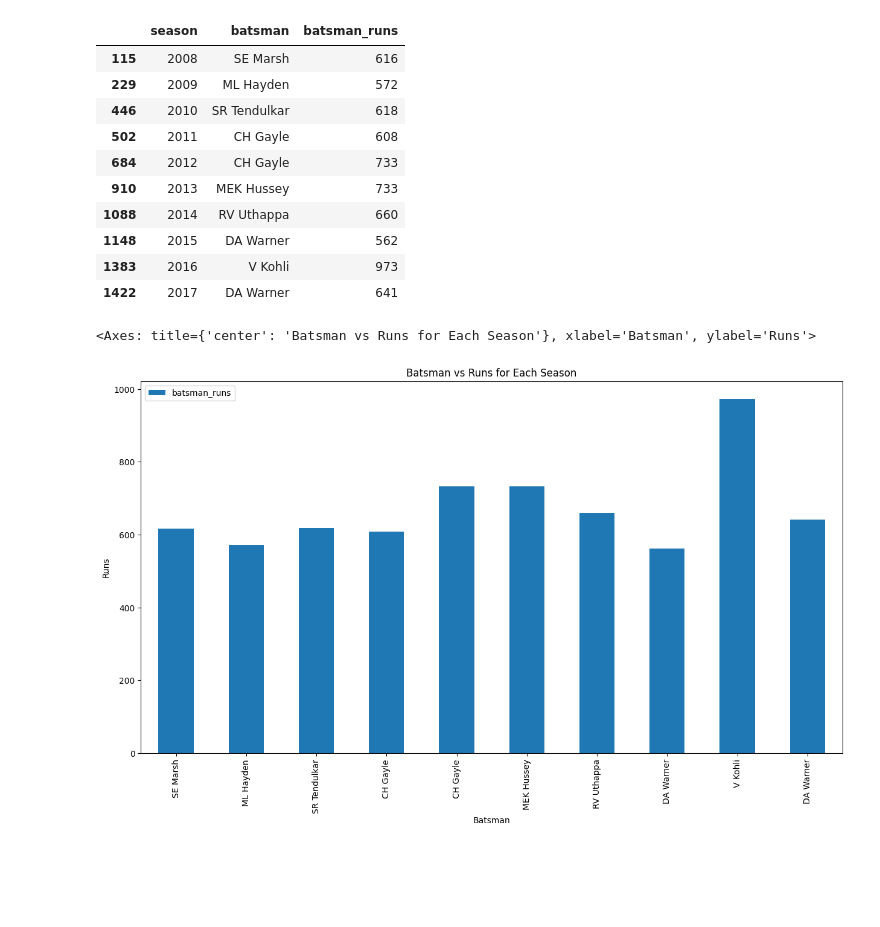
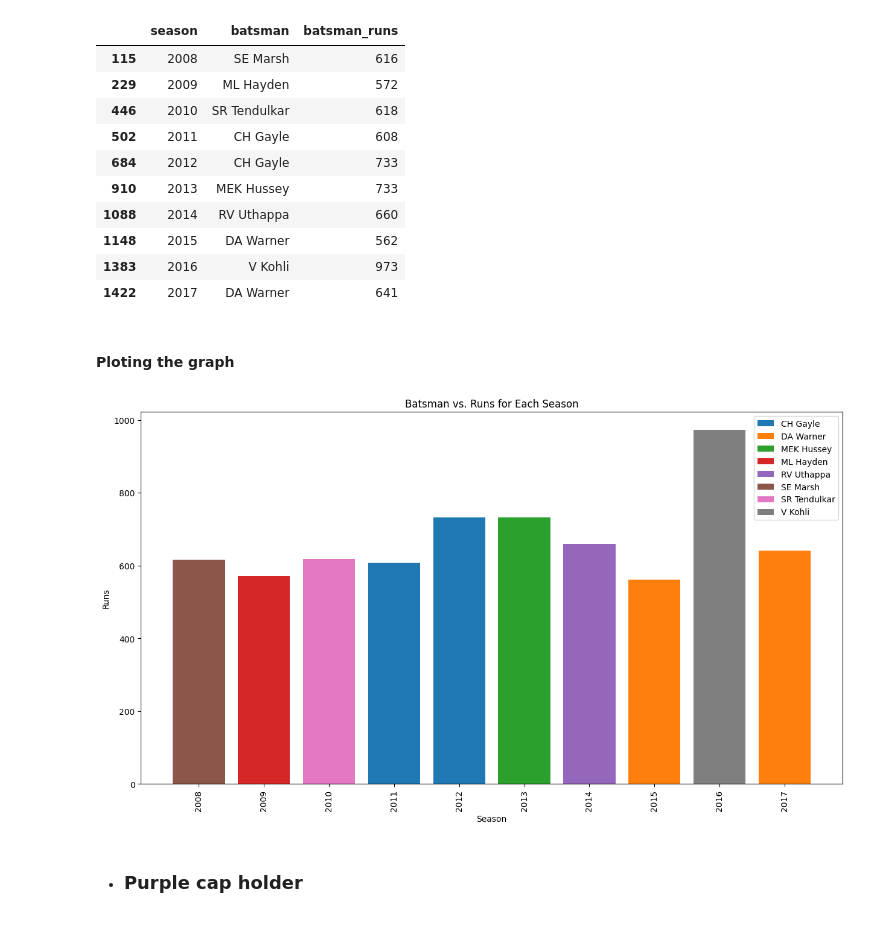
Before and after one commit to krish1440/ipl_analysis, a Jupyter notebook: ipl.ipynb, the cells around one changed output. Cells and saved outputs as stored; diff of their text form; code cells hidden in the pictures; blank space fills up the shorter version.

```diff
--- a/ipl.ipynb
+++ b/ipl.ipynb
@@ -378,9 +380,30 @@ orange_cap
 | 1148 | 2015 | DA Warner | 562 |
 | 1383 | 2016 | V Kohli | 973 |
 | 1422 | 2017 | DA Warner | 641 |
-# %%
-df = pd.DataFrame(orange_cap)
-df.plot(x='batsman', y='batsman_runs', kind='bar', figsize=(15,8), xlabel='Batsman', ylabel='Runs', title='Batsman vs Runs for Each Season')
-# %% [output]
-<Axes: title={'center': 'Batsman vs Runs for Each Season'}, xlabel='Batsman', ylabel='Runs'>
-[figure, removed]
+# %% [markdown]
+#### Ploting the graph
+# %%
+
+df = pd.DataFrame(orange_cap)
+seasons = sorted(df['season'].unique())
+
+plt.figure(figsize=(15, 8))
+
+
+for batsman, group in df.groupby('batsman'):
+
+    total_runs_per_season = [group[group['season'] == season]['batsman_runs'].sum() for season in seasons]
+
+
+    plt.bar(seasons, total_runs_per_season, label=batsman)
+
+plt.xlabel('Season')
+plt.ylabel('Runs')
+plt.title('Batsman vs. Runs for Each Season')
+plt.legend()
+plt.xticks(seasons, rotation=90)
+plt.show()
+# %% [output]
+[figure, added]
+# %% [markdown]
+* ### Purple cap holder
```
Also changed, not shown: parts of 20 cells of this notebook.
